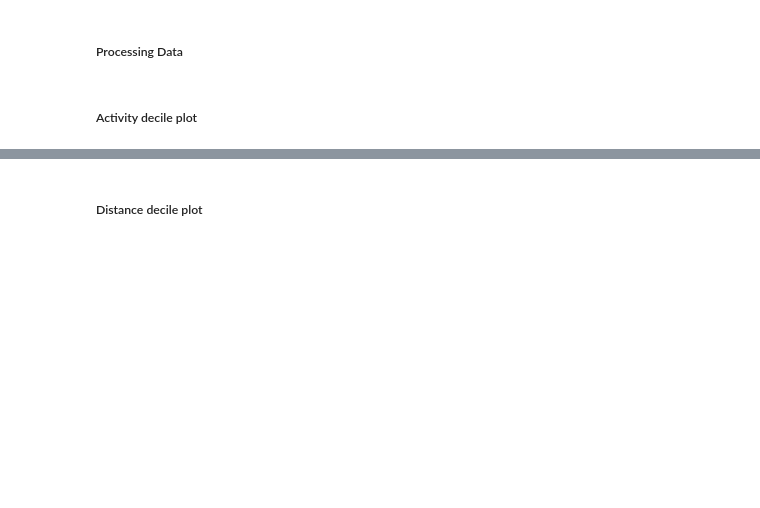
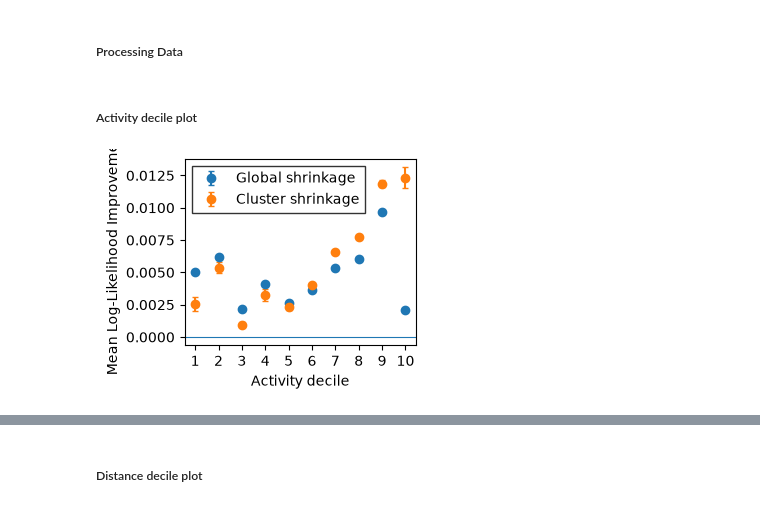
Before and after one commit to adam-broomhead/cybersecurity_thesis, a Jupyter notebook: notebooks/Pipeline_py/203_results_analysis.ipynb, the cells around one changed output, grey strips where cells are left out. Saved outputs shown, nothing was run; the diff lists cells and outputs as text; code cells hidden in the pictures; blank space fills up the shorter version.

```diff
--- a/notebooks/Pipeline_py/203_results_analysis.ipynb
+++ b/notebooks/Pipeline_py/203_results_analysis.ipynb
@@ -105,6 +105,8 @@ l.store_results(user_type_summary, ut.results_dir, 'user_type_summary')
 ##### Activity decile plot
 # %%
 activity_decile = l.load_results( ut.results_dir, 'activity_decile')
-fig, ax = m.declile_log_likelihood_plot(decile_results=activity_decile, x_label='Activity decile')
+fig, ax = m.declile_log_likelihood_plot(decile_results=activity_decile, x_label='Activity decile', relative=False)
 # fig.savefig(f'{outputs_dir}/activity_decile.pdf', bbox_inches='tight', pad_inches=0.02)
 plt.show()
+# %% [output]
+[figure, added]
```
Also changed, not shown: parts of 10 cells of this notebook, 5 other files.
